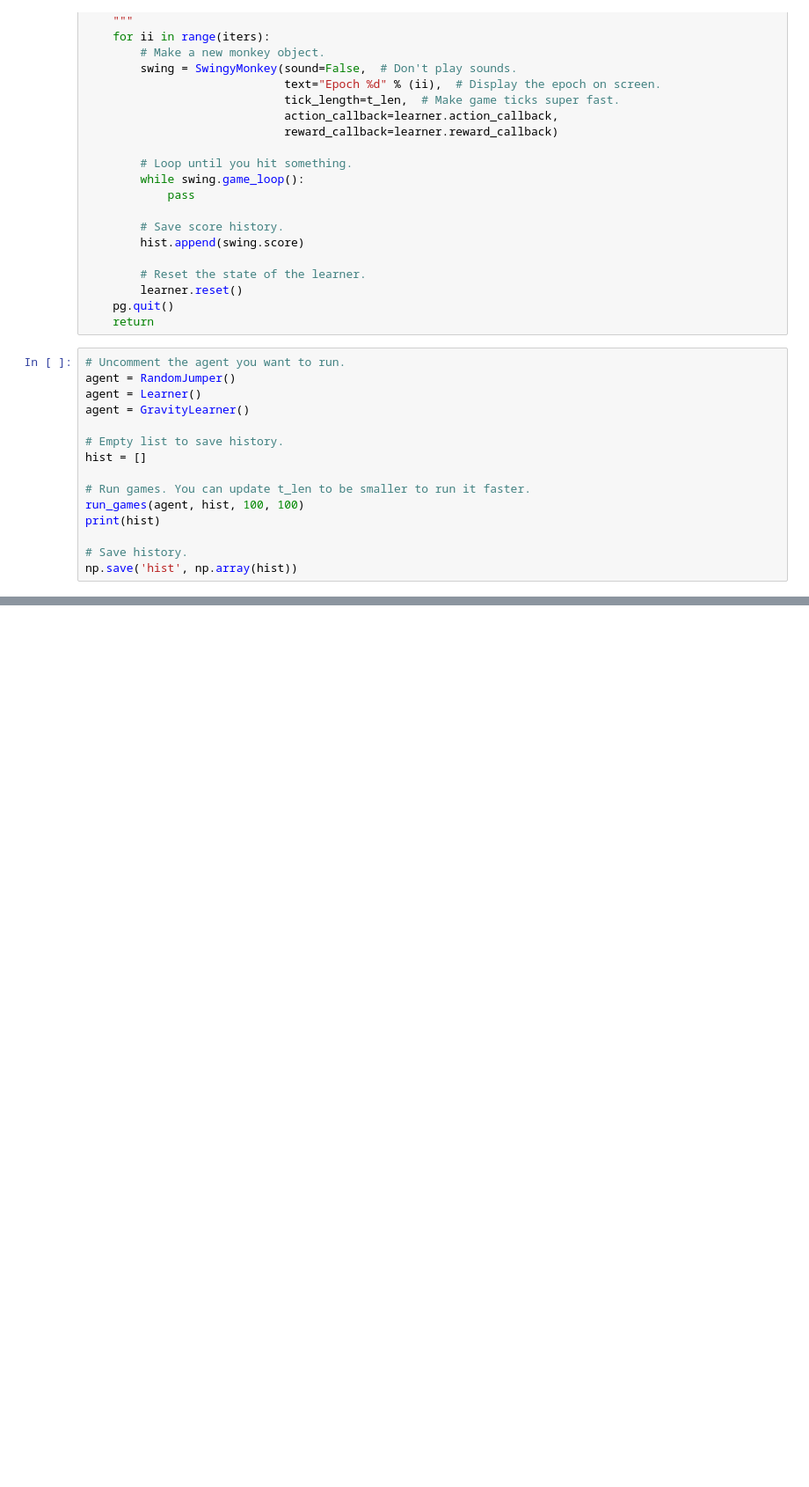
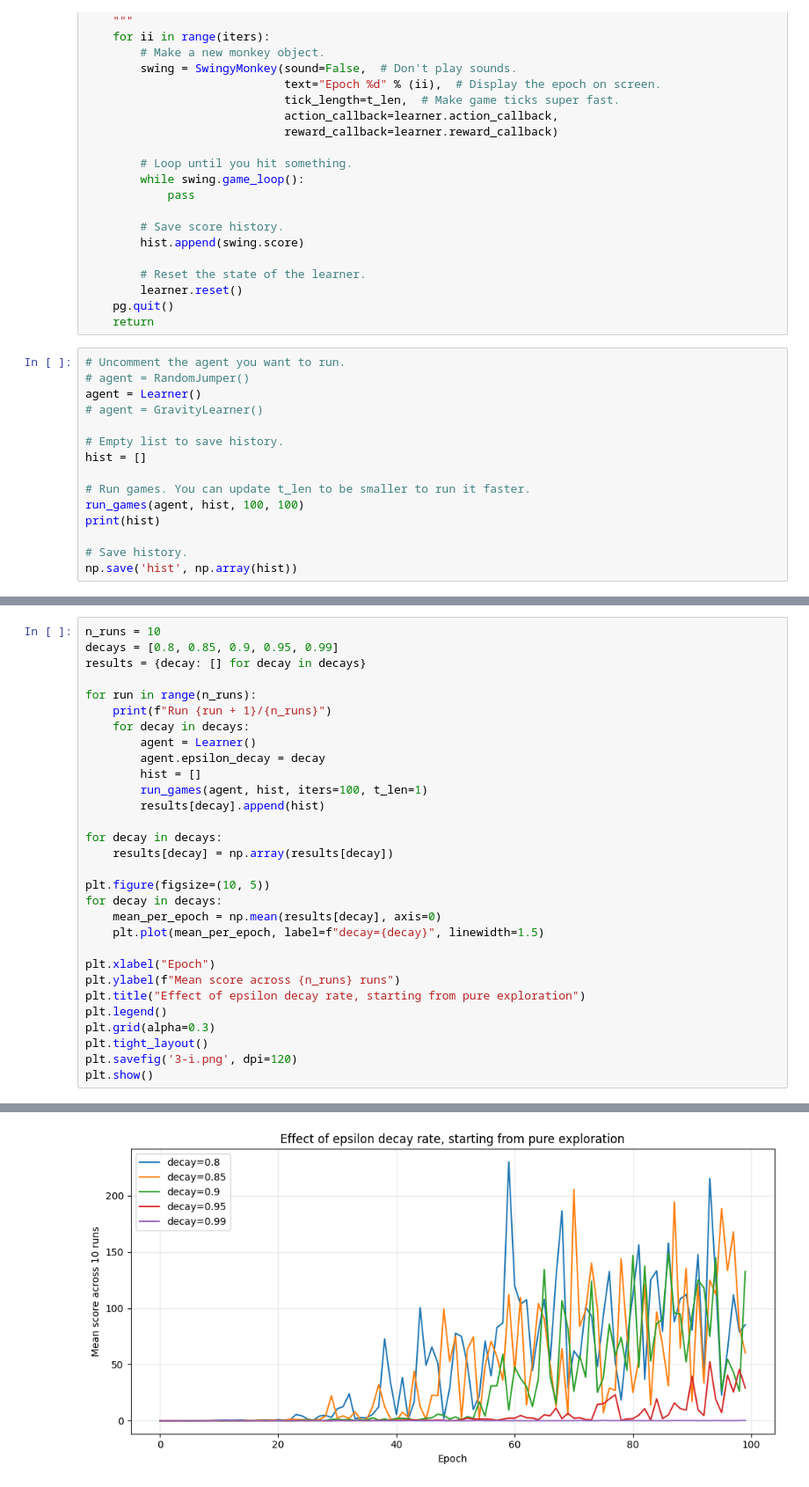
Before and after one commit to veselyo/cs181, a Jupyter notebook: hw6/hw6_release.ipynb, the cells around one changed output, grey strips where cells are left out. Shown at 88% size. Drawn from its saved outputs; the diff is of its cells as text; blank space fills up the shorter version.

```diff
--- a/hw6/hw6_release.ipynb
+++ b/hw6/hw6_release.ipynb
@@ -551,9 +593,9 @@ def run_games(learner, hist, iters=100, t_len=100):
     return
 # %%
 # Uncomment the agent you want to run.
-agent = RandomJumper()
+# agent = RandomJumper()
 agent = Learner()
-agent = GravityLearner()
+# agent = GravityLearner()
 
 # Empty list to save history.
 hist = []
@@ -566,0 +611,31 @@ np.save('hist', np.array(hist))
+# %%
+n_runs = 10
+decays = [0.8, 0.85, 0.9, 0.95, 0.99]
+results = {decay: [] for decay in decays}
+
+for run in range(n_runs):
+    print(f"Run {run + 1}/{n_runs}")
+    for decay in decays:
+        agent = Learner()
+        agent.epsilon_decay = decay
+        hist = []
+        run_games(agent, hist, iters=100, t_len=1)
+        results[decay].append(hist)
+
+for decay in decays:
+    results[decay] = np.array(results[decay])
+
+plt.figure(figsize=(10, 5))
+for decay in decays:
+    mean_per_epoch = np.mean(results[decay], axis=0)
+    plt.plot(mean_per_epoch, label=f"decay={decay}", linewidth=1.5)
+
+plt.xlabel("Epoch")
+plt.ylabel(f"Mean score across {n_runs} runs")
+plt.title("Effect of epsilon decay rate, starting from pure exploration")
+plt.legend()
+plt.grid(alpha=0.3)
+plt.tight_layout()
+plt.savefig('3-i.png', dpi=120)
+plt.show()
+# %% [output]
@@ -566,0 +652 @@ np.save('hist', np.array(hist))
+[figure, added]
```
Also changed, not shown: parts of 7 cells of this notebook, 4 other files.
